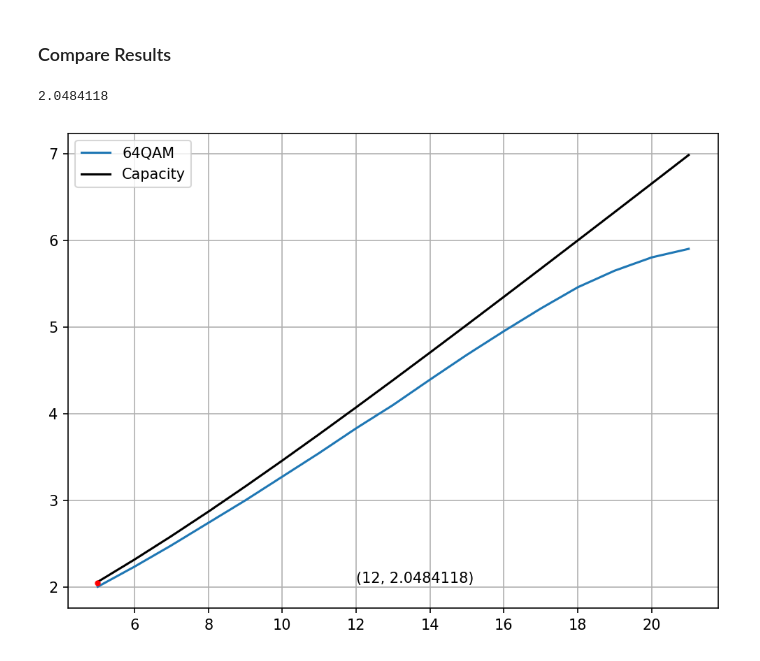
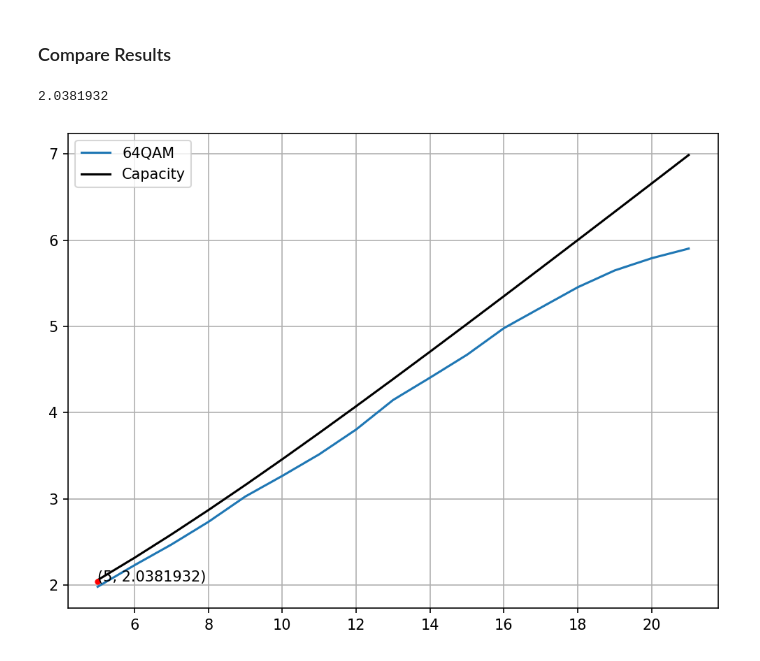
Before and after one commit to davideandres95/pcs-research-intership, a Jupyter notebook: notebooks/stark_e2e_pas_enc.ipynb, the cells around one changed output. Cells and saved outputs as stored; diff of their text form; code cells hidden in the pictures.

```diff
--- a/notebooks/stark_e2e_pas_enc.ipynb
+++ b/notebooks/stark_e2e_pas_enc.ipynb
@@ -113,7 +114,6 @@ for j in range(nepochs):
     # Modulation
     # with torch.no_grad():
     probs =  nn.functional.softmax(logits, -1)
-    probs.retain_grad()
     norm_factor = torch.rsqrt(torch.sum(torch.pow(torch.abs(alphabet_t), 2) * probs))
     alphabet_norm =  alphabet_t * norm_factor
     symbols = torch.matmul(onehot, torch.transpose(input=alphabet_norm.reshape(1,-1), dim0=0, dim1=1))
@@ -123,17 +123,13 @@ for j in range(nepochs):
 
     # Demodulator
     ll = dec(y.reshape(-1,1))
-    app = nn.functional.softmax(ll, 1) #Q(X|Y)
+    # app = nn.functional.softmax(ll, 1) #Q(X|Y)
 
     # Loss
     loss = -(torch.sum(-probs*torch.log(probs)) - loss_fn(ll, indices.detach()))# -(H(X) - CE(P,Q)), the gradient descent minimizes, therefore we minimize the opposite to maximize the MI in the end.
     opt.zero_grad()
     loss.backward()
 
-    cf = - (gradient_correction_factor(app, indices, probs, M) - torch.log(probs))
-
-    probs.grad += cf.detach()
-
     opt.step()
 
     # Printout and visualization
@@ -223,7 +190,7 @@ def xesmd(apps, idx):
     eq[eq==np.inf] = 1000
     return np.mean(eq)
 # %%
-n = 100_000
+n = 10_000
 SNR_dBs = np.arange(5,22)
 M = 8
 alphabet = np.arange(-7,8,2)
@@ -242,17 +209,17 @@ for snrdB in SNR_dBs:
 # %%
 print((-2*loss.detach()/np.log(2)).detach().numpy())
 # %% [output]
-2.0484118
+2.0381932
 # %%
 # Plot
 plt.rcParams['figure.figsize'] = [8, 6]
 plt.plot(SNR_dBs, mi_64, label = '64QAM')
 plt.plot(SNR_dBs, np.log2(1+10**(SNR_dBs/10)), color='black', label='Capacity')
 
 plt.plot(SNR_dB, -2*loss.detach()/np.log(2), color='red', marker='o', markersize=3)
-xy = (12, (-2*loss.detach()/np.log(2)).detach().numpy())
+xy = (SNR_dB, (-2*loss.detach()/np.log(2)).detach().numpy())
 plt.annotate('(%s, %s)' % xy, xy=xy, textcoords='data')
 plt.legend()
 plt.grid()
 # %% [output]
-[figure, old version]
+[figure, new version]
```
Also changed, not shown: parts of 9 cells of this notebook, 14 other files.
